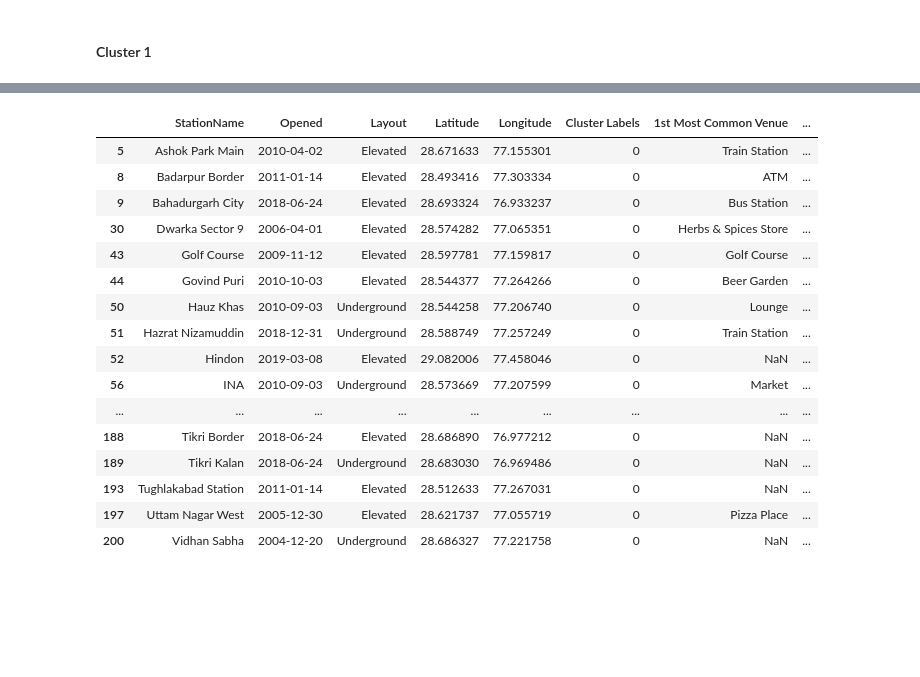
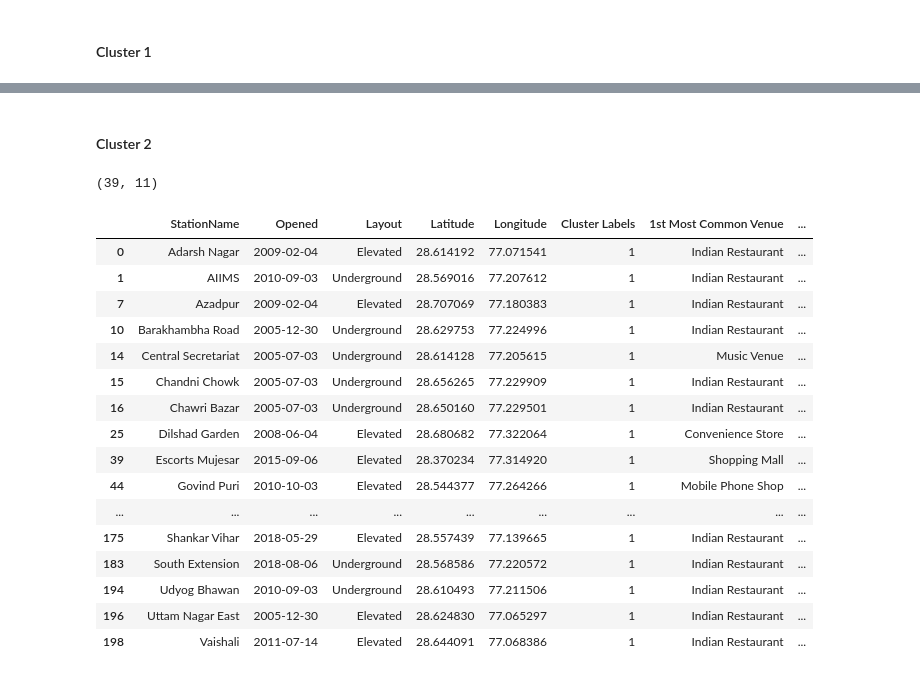
Before and after one commit to anshuld27/AdvanceDataScience, a Jupyter notebook: The Battle of Neighborhoods.ipynb, the cells around one changed output, grey strips where cells are left out. Cells and saved outputs as stored; diff of their text form; code cells hidden in the pictures; blank space fills up the shorter version.

```diff
--- a/The Battle of Neighborhoods.ipynb
+++ b/The Battle of Neighborhoods.ipynb
@@ -679,20 +664,25 @@ cluster1
-# %%
-cluster1
-# %% [output]
-|  | StationName | Opened | Layout | Latitude | Longitude | Cluster Labels | 1st Most Common Venue | ... |
-| 5 | Ashok Park Main | 2010-04-02 | Elevated | 28.671633 | 77.155301 | 0 | Train Station | ... |
-| 8 | Badarpur Border | 2011-01-14 | Elevated | 28.493416 | 77.303334 | 0 | ATM | ... |
-| 9 | Bahadurgarh City | 2018-06-24 | Elevated | 28.693324 | 76.933237 | 0 | Bus Station | ... |
-| 30 | Dwarka Sector 9 | 2006-04-01 | Elevated | 28.574282 | 77.065351 | 0 | Herbs & Spices Store | ... |
-| 43 | Golf Course | 2009-11-12 | Elevated | 28.597781 | 77.159817 | 0 | Golf Course | ... |
-| 44 | Govind Puri | 2010-10-03 | Elevated | 28.544377 | 77.264266 | 0 | Beer Garden | ... |
-| 50 | Hauz Khas | 2010-09-03 | Underground | 28.544258 | 77.206740 | 0 | Lounge | ... |
-| 51 | Hazrat Nizamuddin | 2018-12-31 | Underground | 28.588749 | 77.257249 | 0 | Train Station | ... |
-| 52 | Hindon | 2019-03-08 | Elevated | 29.082006 | 77.458046 | 0 | NaN | ... |
-| 56 | INA | 2010-09-03 | Underground | 28.573669 | 77.207599 | 0 | Market | ... |
-| ... | ... | ... | ... | ... | ... | ... | ... | ... |
-| 188 | Tikri Border | 2018-06-24 | Elevated | 28.686890 | 76.977212 | 0 | NaN | ... |
-| 189 | Tikri Kalan | 2018-06-24 | Underground | 28.683030 | 76.969486 | 0 | NaN | ... |
-| 193 | Tughlakabad Station | 2011-01-14 | Elevated | 28.512633 | 77.267031 | 0 | NaN | ... |
-| 197 | Uttam Nagar West | 2005-12-30 | Elevated | 28.621737 | 77.055719 | 0 | Pizza Place | ... |
-| 200 | Vidhan Sabha | 2004-12-20 | Underground | 28.686327 | 77.221758 | 0 | NaN | ... |
+# %% [markdown]
+#### Cluster 2
+# %%
+cluster2=metro_merged.loc[metro_merged['Cluster Labels'] == 1, metro_merged.columns[[0] + list(range(2, metro_merged.shape[1]))]]
+print(cluster2.shape)
+cluster2
+# %% [output]
+(39, 11)
+|  | StationName | Opened | Layout | Latitude | Longitude | Cluster Labels | 1st Most Common Venue | ... |
+| 0 | Adarsh Nagar | 2009-02-04 | Elevated | 28.614192 | 77.071541 | 1 | Indian Restaurant | ... |
+| 1 | AIIMS | 2010-09-03 | Underground | 28.569016 | 77.207612 | 1 | Indian Restaurant | ... |
+| 7 | Azadpur | 2009-02-04 | Elevated | 28.707069 | 77.180383 | 1 | Indian Restaurant | ... |
+| 10 | Barakhambha Road | 2005-12-30 | Underground | 28.629753 | 77.224996 | 1 | Indian Restaurant | ... |
+| 14 | Central Secretariat | 2005-07-03 | Underground | 28.614128 | 77.205615 | 1 | Music Venue | ... |
+| 15 | Chandni Chowk | 2005-07-03 | Underground | 28.656265 | 77.229909 | 1 | Indian Restaurant | ... |
+| 16 | Chawri Bazar | 2005-07-03 | Underground | 28.650160 | 77.229501 | 1 | Indian Restaurant | ... |
+| 25 | Dilshad Garden | 2008-06-04 | Elevated | 28.680682 | 77.322064 | 1 | Convenience Store | ... |
+| 39 | Escorts Mujesar | 2015-09-06 | Elevated | 28.370234 | 77.314920 | 1 | Shopping Mall | ... |
+| 44 | Govind Puri | 2010-10-03 | Elevated | 28.544377 | 77.264266 | 1 | Mobile Phone Shop | ... |
+| ... | ... | ... | ... | ... | ... | ... | ... | ... |
+| 175 | Shankar Vihar | 2018-05-29 | Elevated | 28.557439 | 77.139665 | 1 | Indian Restaurant | ... |
+| 183 | South Extension | 2018-08-06 | Underground | 28.568586 | 77.220572 | 1 | Indian Restaurant | ... |
+| 194 | Udyog Bhawan | 2010-09-03 | Underground | 28.610493 | 77.211506 | 1 | Indian Restaurant | ... |
+| 196 | Uttam Nagar East | 2005-12-30 | Elevated | 28.624830 | 77.065297 | 1 | Indian Restaurant | ... |
+| 198 | Vaishali | 2011-07-14 | Elevated | 28.644091 | 77.068386 | 1 | Indian Restaurant | ... |
```
Also changed, not shown: parts of 22 cells of this notebook.
